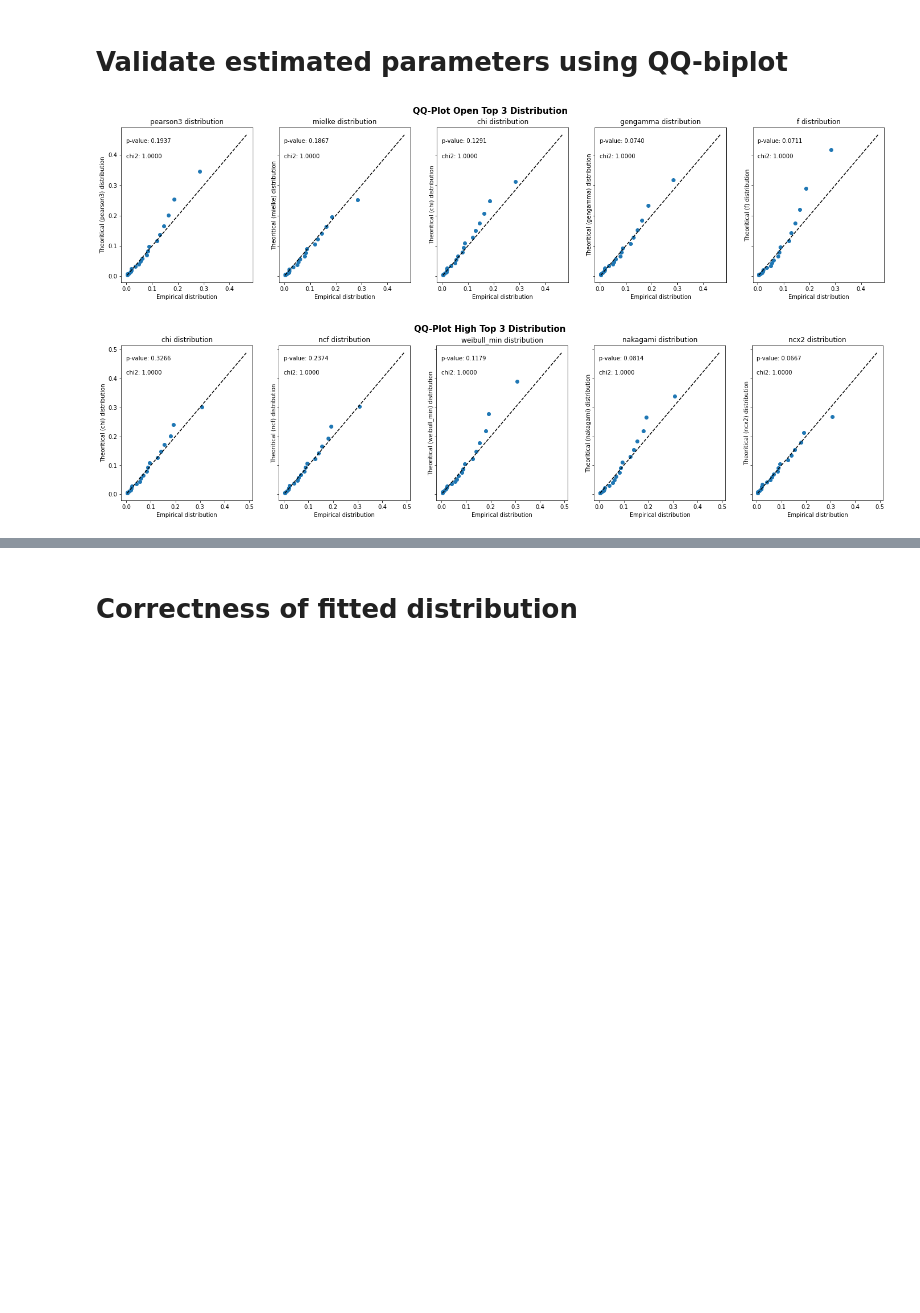
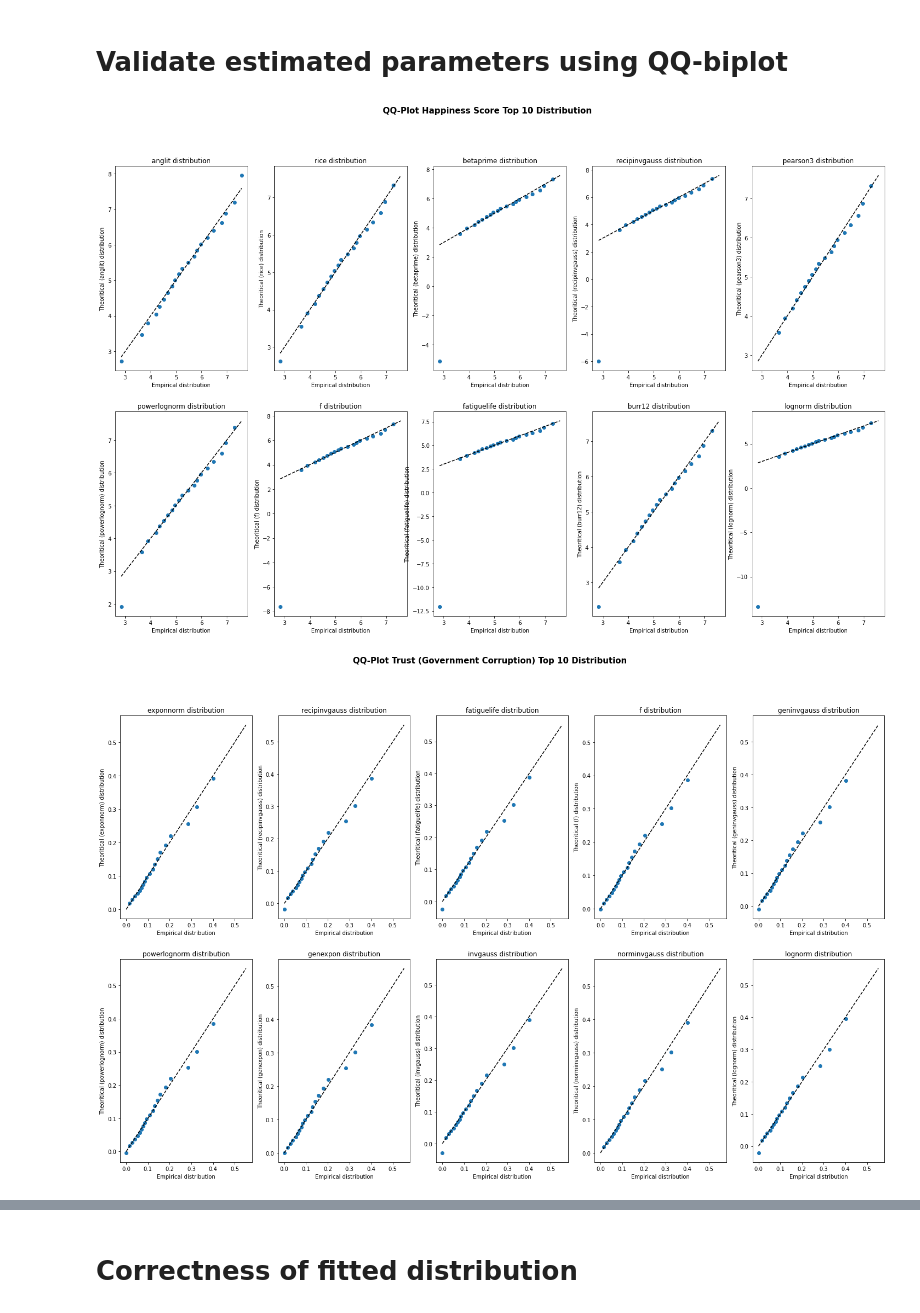
Before and after one commit to affand20/m2m-labs, a Jupyter notebook: lab1.ipynb, the cells around one changed output, grey strips where cells are left out. Saved outputs shown, nothing was run; the diff lists cells and outputs as text; code cells hidden in the pictures; blank space fills up the shorter version.

```diff
--- a/lab1.ipynb
+++ b/lab1.ipynb
@@ -19,4 +19,4 @@ Dataset: Stock Exchange from Kaggle
 # %%
-stock = pd.read_csv('./dataset/cryptocurrencies/HEX-USD.csv')
-stock.head()
+happiness = pd.read_csv('./dataset/happiness/2015.csv')
+happiness.head()
 # %% [output]
@@ -79,0 +56,3 @@ stock.head()
+# %%
+happiness = happiness[['Happiness Score', 'Trust (Government Corruption)', 'Generosity', 'Dystopia Residual']]
+happiness.head()
@@ -297,23 +287,21 @@ def trim_axs(axs, N):
         ax.remove()
     return axs[:N]
 # %%
-columns = ['Open', 'High', 'Low', 'Close']
-df_dist = [top_open, top_high, top_low, top_close]
+columns = happiness.columns
+df_dist = [top_happiness, top_trust, top_generosity, top_dystopia]
 
 for i, col in enumerate(columns):
 
-    feature = stock[col]
-
-    fig_row = round(len(df_dist[i])/5)
+    feature = happiness[col]
+    fig_row = 2
     fig_col = 5
 
-    figsize = (20,8) if fig_row > 1 else (20, 4)
-    fig, ax = plt.subplots(fig_row, fig_col, figsize=figsize, sharey=True)
+    figsize = (20,8)
+    fig, ax = plt.subplots(fig_row, fig_col, figsize=figsize, sharey=False)
     fig.suptitle('{} Distributions'.format(col), fontsize=15, fontweight='bold')
 
     axs = trim_axs(ax, len(df_dist[i]))
 
-    # default KDE for original dataset
     x = np.linspace(np.min(feature), np.max(feature))
     density = scipy.stats.kde.gaussian_kde(feature)
     xgrid = np.linspace(feature.min(), feature.max(), 100)
@@ -338,7 +326,7 @@ for i, col in enumerate(columns):
         ax.legend()
 
         # set ylim
-        ax.set_ylim(0,20)
+        # ax.set_ylim(0,20)
 
 plt.tight_layout()
 plt.show()
@@ -396,55 +417,52 @@ MM: (2.2726566245771522, -0.012290296334077803, 0.046225401311466956)
 Validate estimated parameters using QQ-biplot
 =============================================
 # %%
-import math
-
-columns = ['Open', 'High', 'Low', 'Close']
-df_dist = [top_open, top_high, top_low, top_close]
+columns = happiness.columns
+df_dist = [top_happiness, top_trust, top_generosity, top_dystopia]
 
 for i, col in enumerate(columns):
 
-    feature = stock[col]
-
-    fig_row = round(len(df_dist[i])/5)
+    feature = happiness[col]
+    fig_row = 2
     fig_col = 5
 
-    figsize = (24,10) if fig_row > 1 else (24, 5)
-    fig, ax = plt.subplots(fig_row, fig_col, figsize=figsize, sharey=True)
-    fig.suptitle('QQ-Plot {} Top 3 Distribution'.format(col), fontsize=15, fontweight='bold')
+    figsize = (25,15)
+    fig, ax = plt.subplots(fig_row, fig_col, figsize=figsize, sharey=False)
+    fig.suptitle('QQ-Plot {} Top 10 Distribution'.format(col), fontsize=15, fontweight='bold')
 
     axs = trim_axs(ax, len(df_dist[i]))
 
     # percentile data
     percs = np.linspace(0,100,21)
     qn_feature = np.percentile(feature, percs)
     x = np.linspace(np.min(feature), np.max(feature))
 
     for ax, row in zip(axs, df_dist[i].iterrows()):
 
         row = row[1]
         dist = getattr(scipy.stats, row['distribution'])
         params = row['{}_params'.format(columns[i])]
 
         # theoritical distribution percentile
         qn_dist = dist.ppf(percs / 100.0, *params)
 
         # plot QQ-Plot
         ax.plot(qn_feature, qn_dist, ls='', marker='o')
         ax.plot(x, x, color='k', ls='--')
 
         # set XY label
         ax.set_xlabel('Empirical distribution')
         ax.set_ylabel('Theoritical ({}) distribution'.format(row['distribution']))
 
         # set plot title
-        ax.text(0,ax.get_ylim()[1] - 0.05, 'p-value: {:.4f}'.format(row[columns[i]+'_kstest']))
-        ax.text(0,ax.get_ylim()[1] - 0.1, 'chi2: {:.4f}'.format(row[columns[i]+'_chi2']))
+        # ax.text(0,ax.get_ylim()[1] - 0.05, 'p-value: {:.4f}'.format(row[columns[i]+'_kstest']))
+        # ax.text(0,ax.get_ylim()[1] - 0.1, 'chi2: {:.4f}'.format(row[columns[i]+'_chi2']))
 
         # 'p-value: {:.2f}'.format(row[columns[i]+'_kstest'])
         ax.set_title('{} distribution'.format(row['distribution']))
 
 plt.tight_layout()
 plt.show()
 # %% [output]
-[figure, old version]
+[figure, new version]
-[figure, old version]
+[figure, new version]
```
Also changed, not shown: parts of 30 cells of this notebook, 6 other files.
